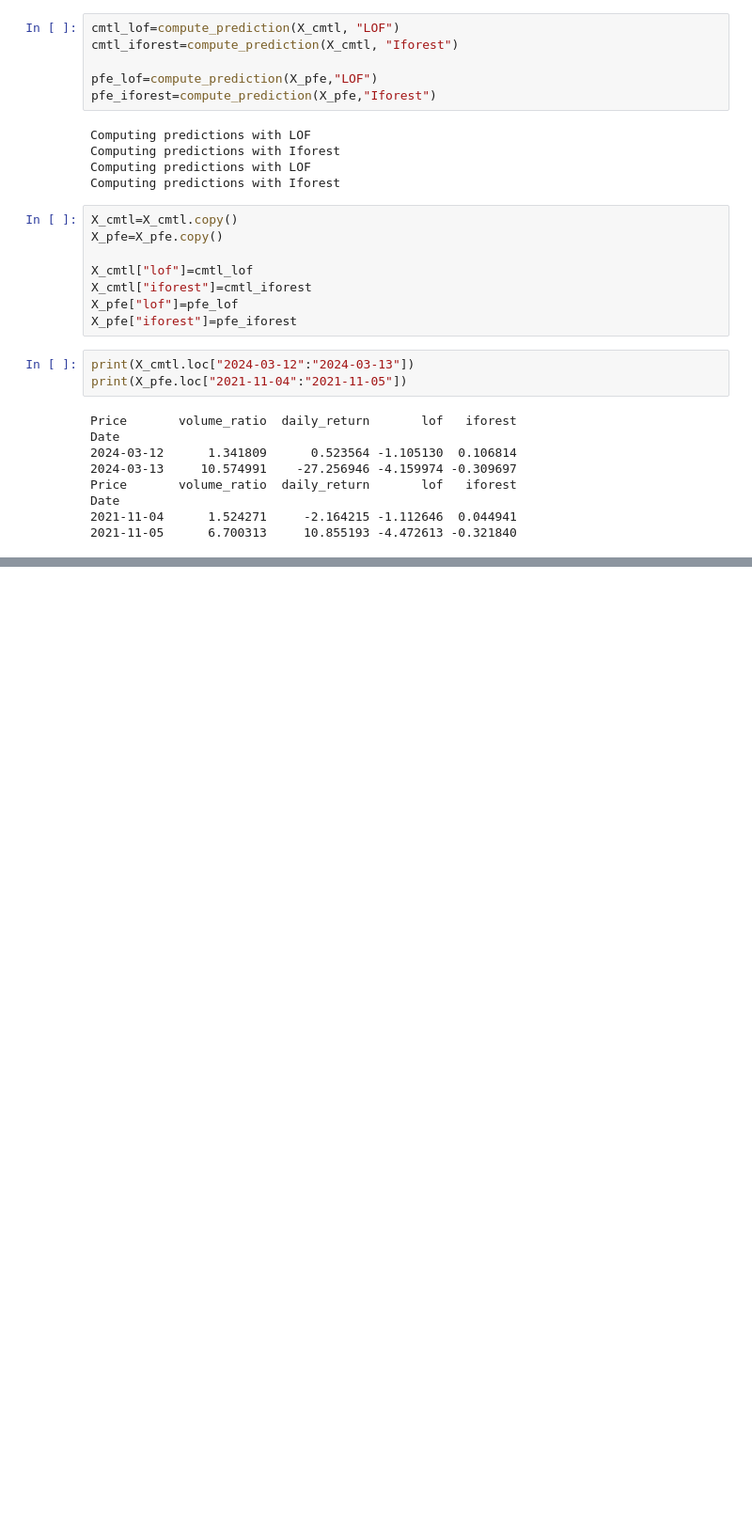
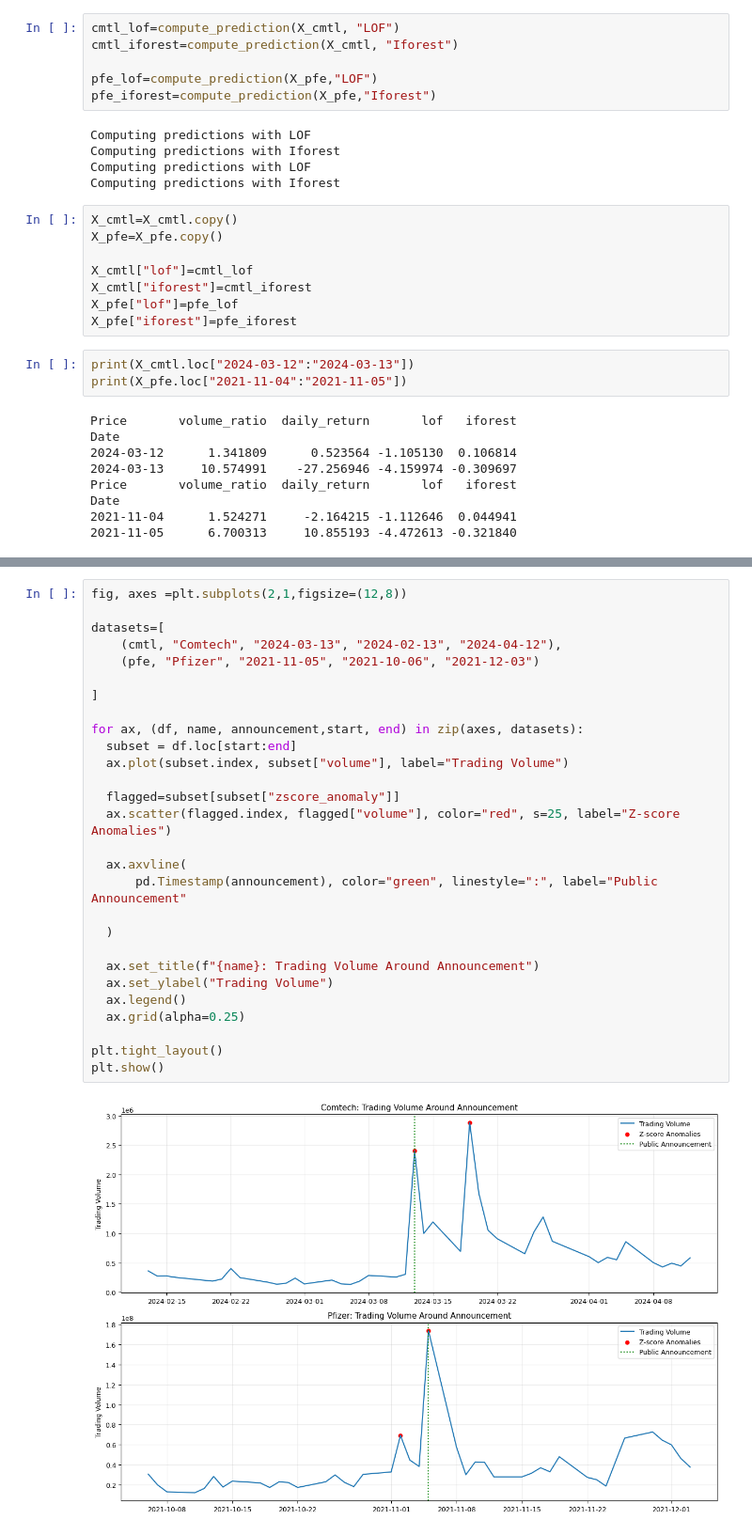
Before and after one commit to apatel4746/stockfrauddetection, a Jupyter notebook: stockfraud.ipynb, the cells around one changed output, grey strips where cells are left out. Shown at 94% size. Drawn from its saved outputs; the diff is of its cells as text; blank space fills up the shorter version.

```diff
--- a/stockfraud.ipynb
+++ b/stockfraud.ipynb
@@ -1635,0 +1725,30 @@ ValueError: min_periods 30 must be <= window 20
+# %%
+fig, axes =plt.subplots(2,1,figsize=(12,8))
+
+datasets=[
+    (cmtl, "Comtech", "2024-03-13", "2024-02-13", "2024-04-12"),
+    (pfe, "Pfizer", "2021-11-05", "2021-10-06", "2021-12-03")
+
+]
+
+for ax, (df, name, announcement,start, end) in zip(axes, datasets):
+  subset = df.loc[start:end]
+  ax.plot(subset.index, subset["volume"], label="Trading Volume")
+
+  flagged=subset[subset["zscore_anomaly"]]
+  ax.scatter(flagged.index, flagged["volume"], color="red", s=25, label="Z-score Anomalies")
+
+  ax.axvline(
+      pd.Timestamp(announcement), color="green", linestyle=":", label="Public Announcement"
+
+  )
+
+  ax.set_title(f"{name}: Trading Volume Around Announcement")
+  ax.set_ylabel("Trading Volume")
+  ax.legend()
+  ax.grid(alpha=0.25)
+
+plt.tight_layout()
+plt.show()
+# %% [output]
+[figure, added]
```
Also changed, not shown: parts of 23 cells of this notebook.
